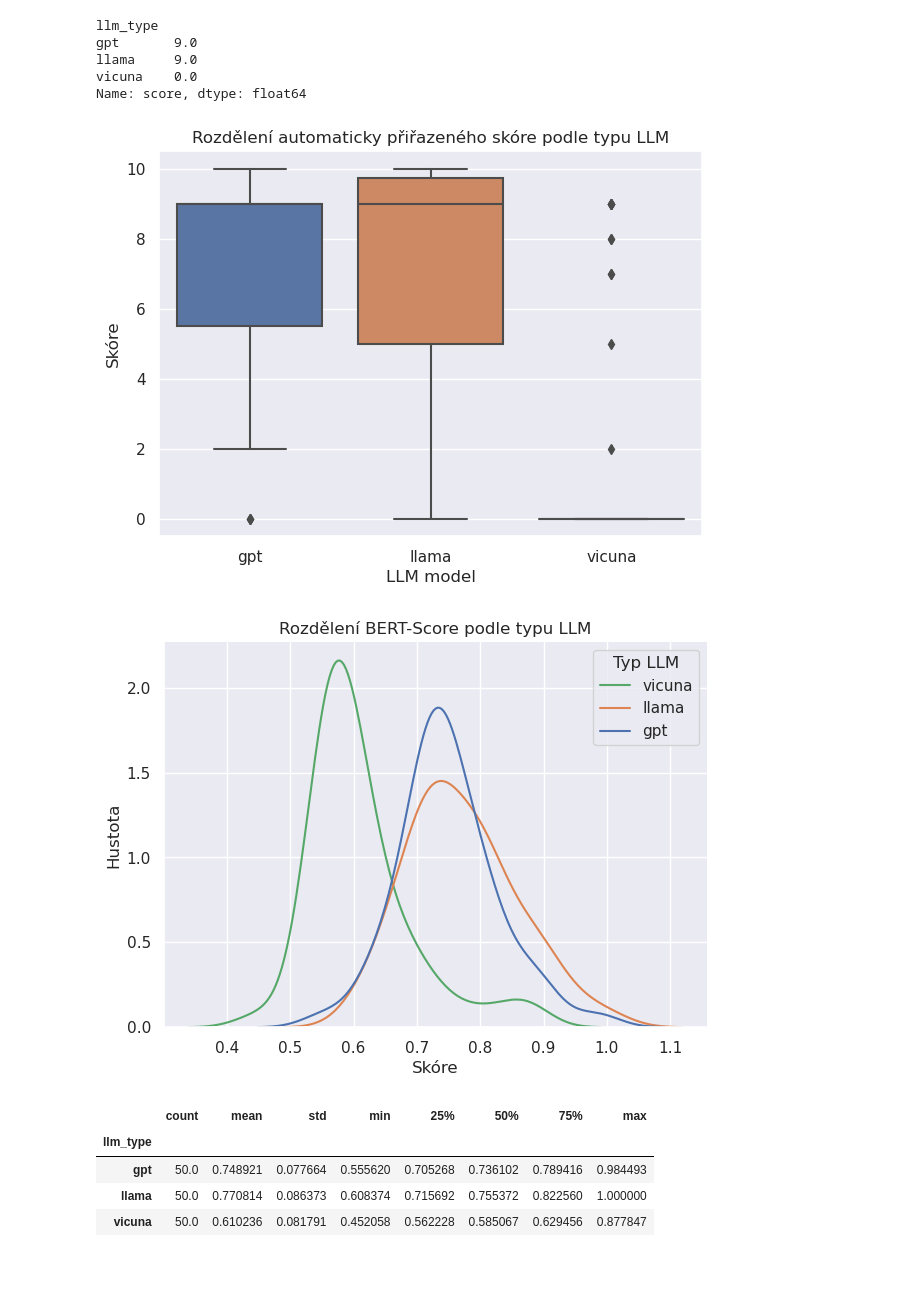
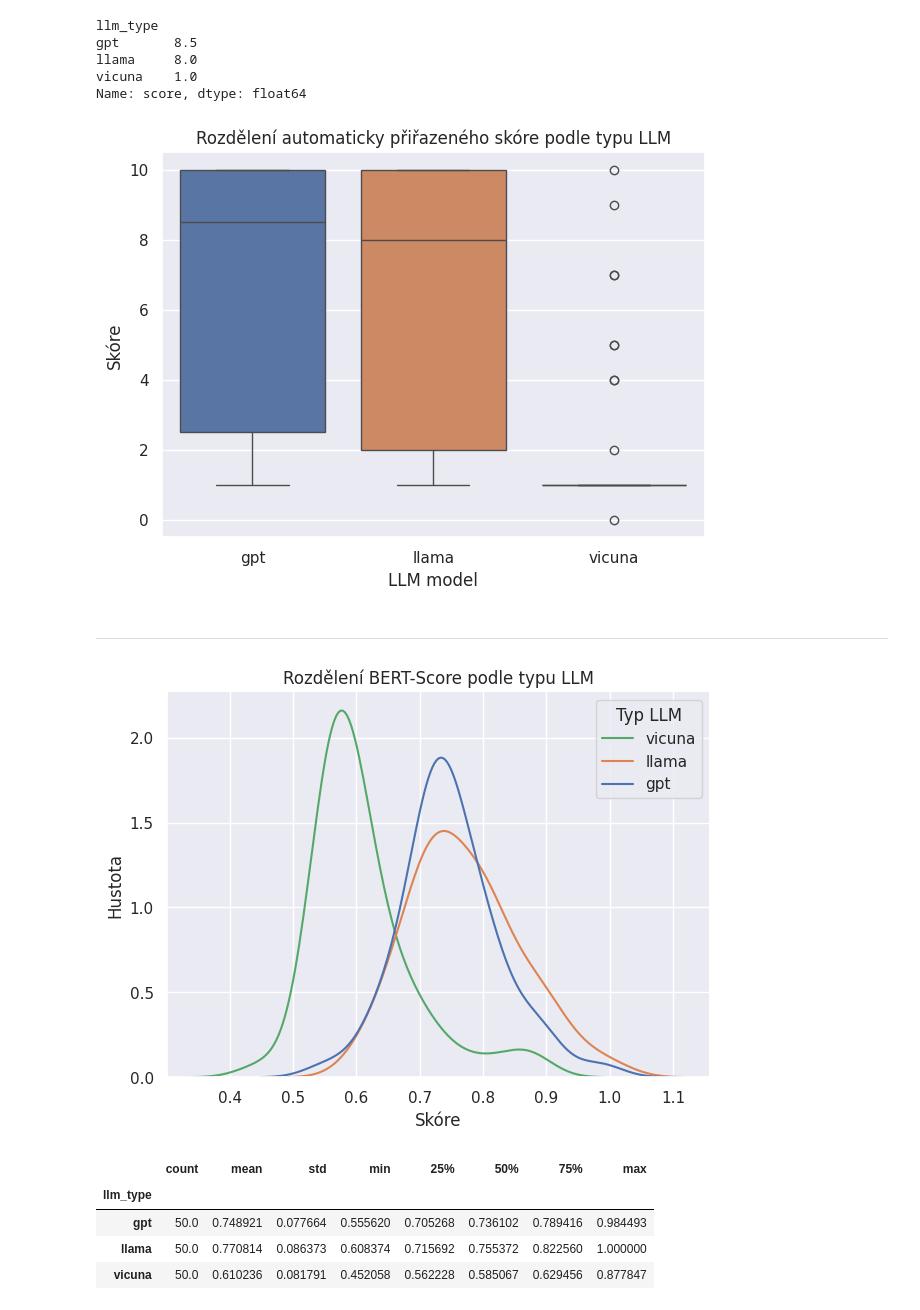
Before and after one commit to opendatalabcz/Robojudge, a Jupyter notebook: research/answer-evaluator/result_analysis.ipynb, the cells around one changed output. Saved outputs shown, nothing was run; the diff lists cells and outputs as text; code cells hidden in the pictures; blank space fills up the shorter version.

Commit message:
Parse human results and compare

```diff
--- a/research/answer-evaluator/result_analysis.ipynb
+++ b/research/answer-evaluator/result_analysis.ipynb
@@ -6,13 +6,14 @@ import seaborn as sns
 import numpy as np
 
 REPORT_FILE_PATH = Path('../llm-answer-results/reports')
+FIGURE_FILE_PATH = Path('../llm-answer-results/figures/')
 sns.set_theme()
 # %%
-def load_reports(type='llm_auto'):
+def load_reports(type='llm_auto', date='2023-10-18'):
     overall_df = None
 
     for llm_type in ['gpt', 'llama', 'vicuna']:
-        df = pd.read_csv(REPORT_FILE_PATH / '2023-10-18' / f'{llm_type}_{type}_score.csv')
+        df = pd.read_csv(REPORT_FILE_PATH / date / f'{llm_type}_{type}_score.csv')
         df['llm_type'] = llm_type
         df['question_id'] = df.index
         if overall_df is None:
@@ -27,0 +27,2 @@ auto_df = load_reports()
+# %%
+auto_df = load_reports(type='llm_auto', date='2023-11-25')
@@ -49,27 +51,30 @@ auto_df.groupby('llm_type')['score'].describe()
 auto_df.groupby('llm_type')['score'].median()
 # %% [output]
 llm_type
-gpt       9.0
-llama     9.0
-vicuna    0.0
+gpt       8.5
+llama     8.0
+vicuna    1.0
 Name: score, dtype: float64
 # %%
 f, ax = plt.subplots(figsize=(7, 5))
 
-sns.boxplot(data=auto_df, y='score', x='llm_type', width=0.8).set_title('Rozdělení automaticky přiřazeného skóre podle typu LLM')
+sns.boxplot(data=auto_df, y='score', x='llm_type', hue='llm_type', width=0.8).set_title('Rozdělení automaticky přiřazeného skóre podle typu LLM')
 
 ax.set_ylabel('Skóre')
 ax.set_xlabel('LLM model')
 # plt.legend(title='Typ LLM')
-plt.show(f)
+
+plt.savefig(FIGURE_FILE_PATH / 'auto_boxplot.png')
 # %% [output]
-[figure, old version]
+[figure, new version]
 # %%
 score_by_question = auto_df.groupby('question_id').aggregate({'score': np.sum, 'question': lambda x: x})
 
 score_by_question = score_by_question.sort_values('score')
 
 score_by_question.to_csv('../llm-answer-results/figures/score_by_question.csv')
+# %% [markdown]
+---
 # %%
 bert_overall_df = load_reports(type='bert')
 # %%
@@ -83,7 +88,7 @@ sns.kdeplot(bert_overall_df, x='score', hue='llm_type').set_title('Rozdělení B
 plt.legend(title='Typ LLM', labels=['vicuna', 'llama', 'gpt'])
 plt.show(g)
 # %% [output]
-[figure, old version]
+[figure, new version]
 # %%
 bert_overall_df.groupby('llm_type')['score'].describe()
 # %% [output]
```
Also changed, not shown: parts of 6 cells of this notebook, 21 other files.
